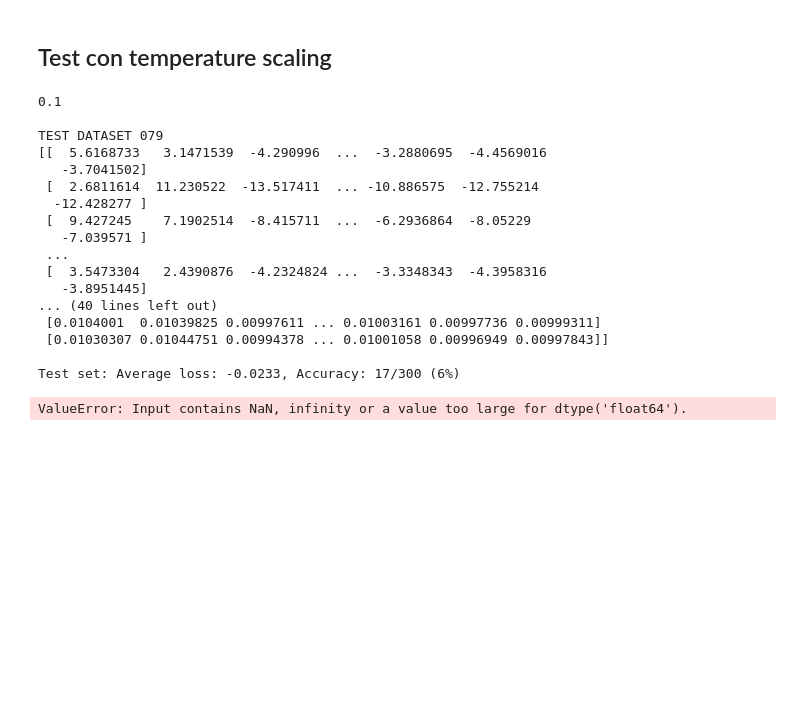
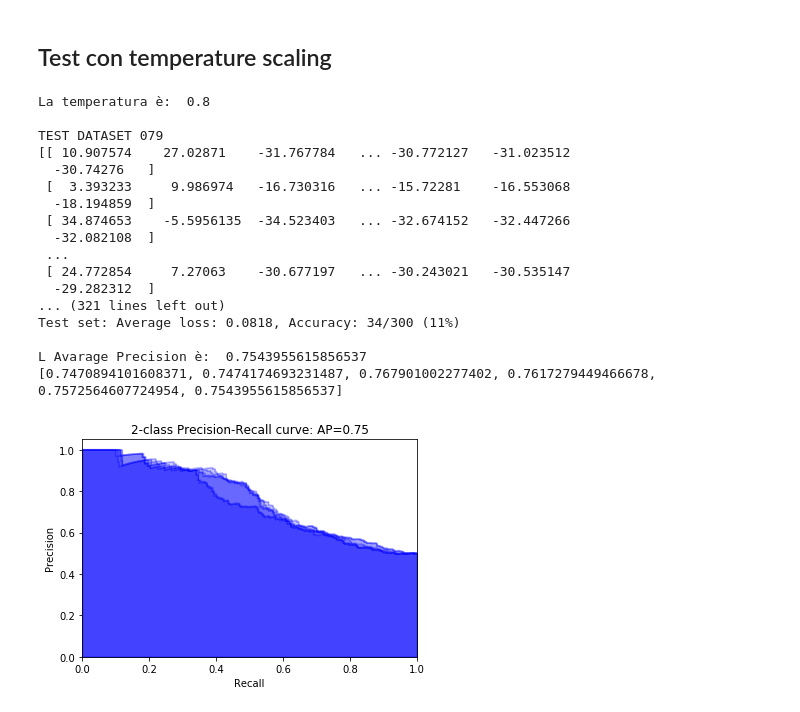
Before and after one commit to AliceCasali/NeuralNetwork_OOD, a Jupyter notebook: MLP CIFAR100.ipynb, the cells around one changed output. Drawn from its saved outputs; the diff is of its cells as text; code cells hidden in the pictures; blank space fills up the shorter version.

```diff
--- a/MLP CIFAR100.ipynb
+++ b/MLP CIFAR100.ipynb
@@ -462,11 +442,11 @@ def softmax_temp(score, temp_index):
 # %%
 def temperature_test(T):
     AP_list = []
-    for i in T:
-        print (i)
+    for t in T:
+        print('La temperatura è: ', t)
         ## Test_loader079
         print('\nTEST DATASET 079')
-        result_ID = en_test_temp(epoch, test_loaderID,i)
+        result_ID = en_test_temp(epoch, test_loaderID, t)
         len_ID = len(result_ID)
 
         resID = np.empty((0, len_ID))
@@ -476,7 +456,7 @@ def temperature_test(T):
 
         ## Test_loader80-99
         print('\nTEST DATASET OOD')
-        result_OOD = en_test_temp(epoch, test_loaderOD,i)
+        result_OOD = en_test_temp(epoch, test_loaderOD, t)
         len_OOD = len(result_OOD)
 
         resOOD = np.empty((0, len_OOD))
@@ -535,24 +515,26 @@ def en_test_temp(epoch, loader,i):
         100. * correct / len (loader.dataset)))
     return ent_pred
 # %%
-T = [0.1, 0.5, 1.0, 10.0, 20.0, 50.0, 100.0]
+#T = [0.1, 0.5, 1.0, 10.0, 20.0, 50.0, 100.0]
+T = [0.8, 1.0, 10.0, 20.0, 50.0, 100.0]
+
 print(temperature_test(T))
 # %% [output]
-0.1
+La temperatura è:  0.8
 
 TEST DATASET 079
-[[  5.6168733   3.1471539  -4.290996  ...  -3.2880695  -4.4569016
-   -3.7041502]
- [  2.6811614  11.230522  -13.517411  ... -10.886575  -12.755214
-  -12.428277 ]
- [  9.427245    7.1902514  -8.415711  ...  -6.2936864  -8.05229
-   -7.039571 ]
+[[ 10.907574    27.02871    -31.767784   ... -30.772127   -31.023512
+  -30.74276   ]
+ [  3.393233     9.986974   -16.730316   ... -15.72281    -16.553068
+  -18.194859  ]
+ [ 34.874653    -5.5956135  -34.523403   ... -32.674152   -32.447266
+  -32.082108  ]
  ...
- [  3.5473304   2.4390876  -4.2324824 ...  -3.3348343  -4.3958316
-   -3.8951445]
-... (40 lines left out)
- [0.0104001  0.01039825 0.00997611 ... 0.01003161 0.00997736 0.00999311]
- [0.01030307 0.01044751 0.00994378 ... 0.01001058 0.00996949 0.00997843]]
+ [ 24.772854     7.27063    -30.677197   ... -30.243021   -30.535147
+  -29.282312  ]
+... (321 lines left out)
+Test set: Average loss: 0.0818, Accuracy: 34/300 (11%)
 
-Test set: Average loss: -0.0233, Accuracy: 17/300 (6%)
+L Avarage Precision è:  0.7543955615856537
+[0.7470894101608371, 0.7474174693231487, 0.767901002277402, 0.7617279449466678, 0.7572564607724954, 0.7543955615856537]
-ValueError: Input contains NaN, infinity or a value too large for dtype('float64').
+[figure, added]
```
Also changed, not shown: parts of 7 cells of this notebook.
